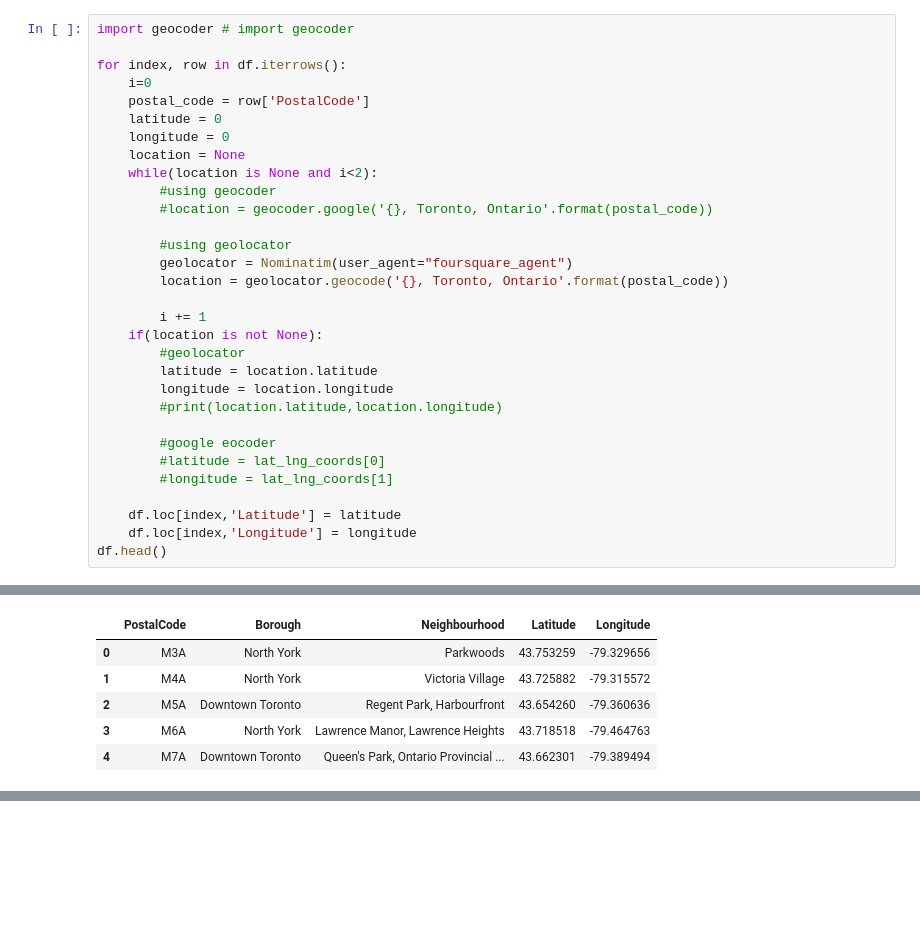
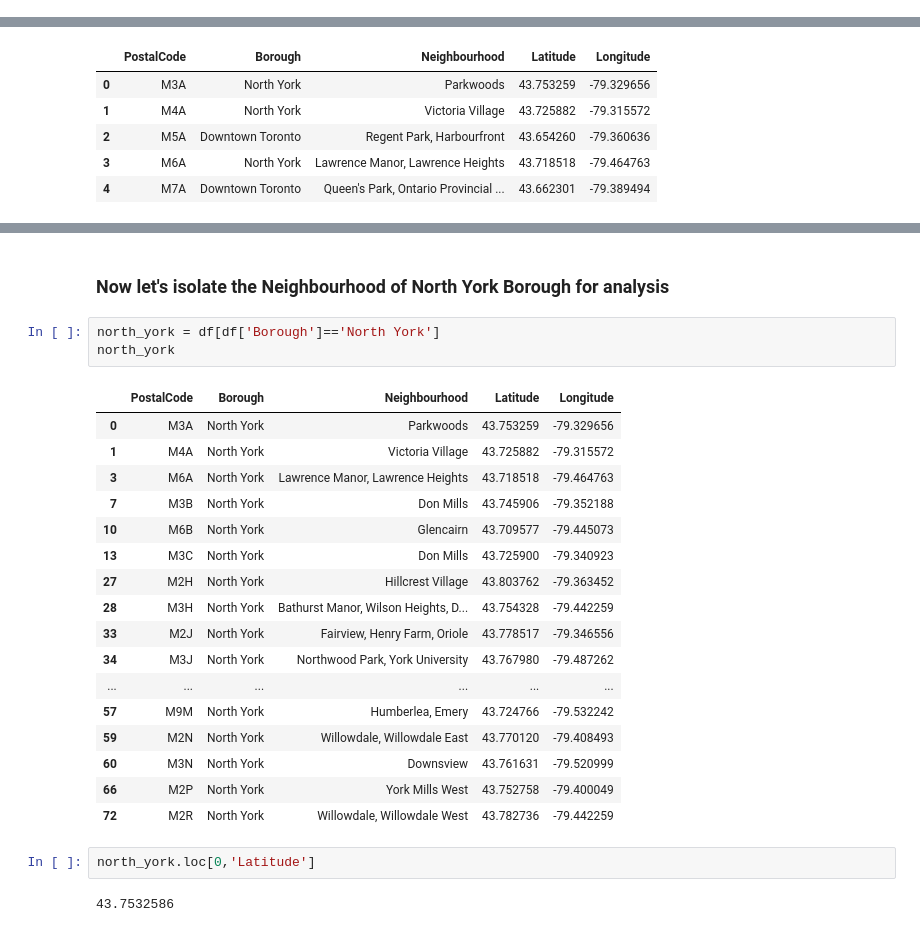
Before and after one commit to folarinmartins/Coursera_Capstone, a Jupyter notebook: Segmenting and Clustering Neighborhoods in Toronto.ipynb, the cells around one changed output, grey strips where cells are left out. Cells and saved outputs as stored; diff of their text form; blank space fills up the shorter version.

```diff
--- a/Segmenting and Clustering Neighborhoods in Toronto.ipynb
+++ b/Segmenting and Clustering Neighborhoods in Toronto.ipynb
@@ -129,31 +134,0 @@ Successfully installed geocoder-1.38.1 ratelim-0.1.6
-# %%
-import geocoder # import geocoder
-
-for index, row in df.iterrows():
-    i=0
-    postal_code = row['PostalCode']
-    latitude = 0
-    longitude = 0
-    location = None
-    while(location is None and i<2):
-        #using geocoder
-        #location = geocoder.google('{}, Toronto, Ontario'.format(postal_code))
-
-        #using geolocator
-        geolocator = Nominatim(user_agent="foursquare_agent")
-        location = geolocator.geocode('{}, Toronto, Ontario'.format(postal_code))
-
-        i += 1
-    if(location is not None):
-        #geolocator
-        latitude = location.latitude
-        longitude = location.longitude
-        #print(location.latitude,location.longitude)
-
-        #google eocoder
-        #latitude = lat_lng_coords[0]
-        #longitude = lat_lng_coords[1]
-
-    df.loc[index,'Latitude'] = latitude
-    df.loc[index,'Longitude'] = longitude
-df.head()
@@ -206,0 +250,27 @@ df.head()
+# %% [markdown]
+### Now let's isolate the Neighbourhood of North York Borough for analysis
+# %%
+north_york = df[df['Borough']=='North York']
+north_york
+# %% [output]
+|  | PostalCode | Borough | Neighbourhood | Latitude | Longitude |
+| 0 | M3A | North York | Parkwoods | 43.753259 | -79.329656 |
+| 1 | M4A | North York | Victoria Village | 43.725882 | -79.315572 |
+| 3 | M6A | North York | Lawrence Manor, Lawrence Heights | 43.718518 | -79.464763 |
+| 7 | M3B | North York | Don Mills | 43.745906 | -79.352188 |
+| 10 | M6B | North York | Glencairn | 43.709577 | -79.445073 |
+| 13 | M3C | North York | Don Mills | 43.725900 | -79.340923 |
+| 27 | M2H | North York | Hillcrest Village | 43.803762 | -79.363452 |
+| 28 | M3H | North York | Bathurst Manor, Wilson Heights, D... | 43.754328 | -79.442259 |
+| 33 | M2J | North York | Fairview, Henry Farm, Oriole | 43.778517 | -79.346556 |
+| 34 | M3J | North York | Northwood Park, York University | 43.767980 | -79.487262 |
+| ... | ... | ... | ... | ... | ... |
+| 57 | M9M | North York | Humberlea, Emery | 43.724766 | -79.532242 |
+| 59 | M2N | North York | Willowdale, Willowdale East | 43.770120 | -79.408493 |
+| 60 | M3N | North York | Downsview | 43.761631 | -79.520999 |
+| 66 | M2P | North York | York Mills West | 43.752758 | -79.400049 |
+| 72 | M2R | North York | Willowdale, Willowdale West | 43.782736 | -79.442259 |
+# %%
+north_york.loc[0,'Latitude']
+# %% [output]
+43.7532586
```
Also changed, not shown: parts of 62 cells of this notebook.
